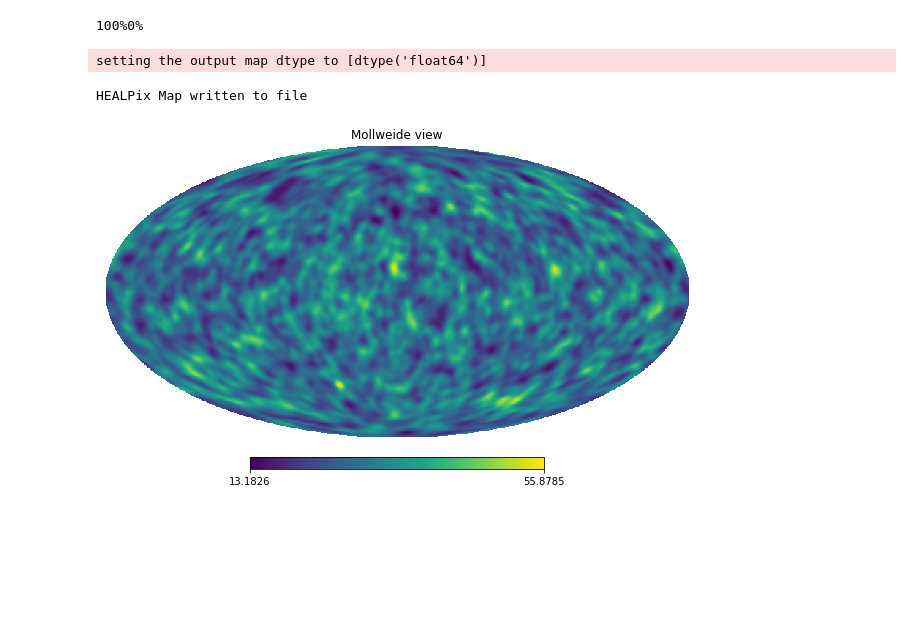
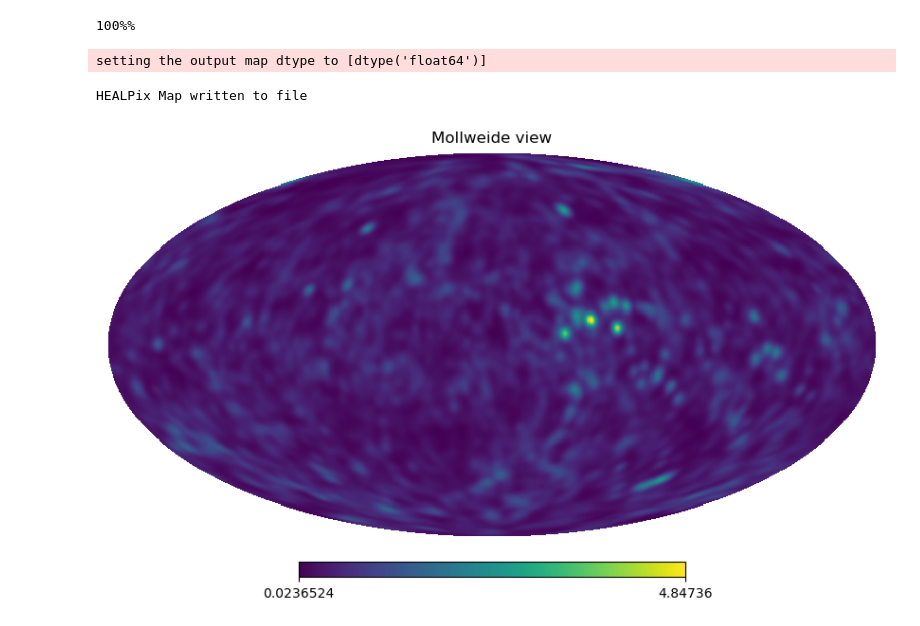
Before and after one commit to SSantosLab/skymap-inference, a Jupyter notebook: injection_simulation/initialize.ipynb, the cells around one changed output. Saved outputs shown, nothing was run; the diff lists cells and outputs as text; code cells hidden in the pictures; blank space fills up the shorter version.

```diff
--- a/injection_simulation/initialize.ipynb
+++ b/injection_simulation/initialize.ipynb
@@ -12,7 +18,9 @@ ra = catalog['RA'].values
 dec = catalog['DEC'].values
 z = catalog['REDSHIFT'].values
 
-mask = (z<0.2) & (ra>0) & (ra<360) & (np.abs(dec)<90)
+mask = (z<0.08) & (ra>0) & (ra<360) & (np.abs(dec)<90)
+# z=0.08 -> dl=365Mpc
+# z=0.2 -> dl=1000Mpc
 
 ra = ra[mask] * np.pi / 180
 dec = dec[mask] * np.pi / 180
@@ -25,25 +33,25 @@ dl = bilby.gw.conversion.redshift_to_luminosity_distance(z)
 # %%
 NSIDE = 2**10
 NPIX = hp.nside2npix(NSIDE)
 hp_map = np.zeros(NPIX)
 
 size = 0.03
 
 for i in range(len(z)):
-    hp_map[hp.pixelfunc.ang2pix(NSIDE, 0.5 * np.pi - dec[i], ra[i])] += 1000
+    hp_map[hp.pixelfunc.ang2pix(NSIDE, 0.5 * np.pi - dec[i], ra[i])] += 1e7*dl[i]**(-2)
     if not i % 100:
         print("\r{}".format(np.round(100*(i+1)/len(z), 1)), end="%")
 
 print("\r100%")
 
 hp_map = hp.sphtfunc.smoothing(hp_map, sigma=size)
 
 hp.fitsfunc.write_map('data/catalog_skymap.fits', hp_map, overwrite=True)
 print("HEALPix Map written to file")
 
 hp.mollview(hp_map)
 # %% [output]
-100%0%
+100%%
 setting the output map dtype to [dtype('float64')]
 HEALPix Map written to file
-[figure, old version]
+[figure, new version]
```
Also changed, not shown: parts of 10 cells of this notebook, 17 other files.
